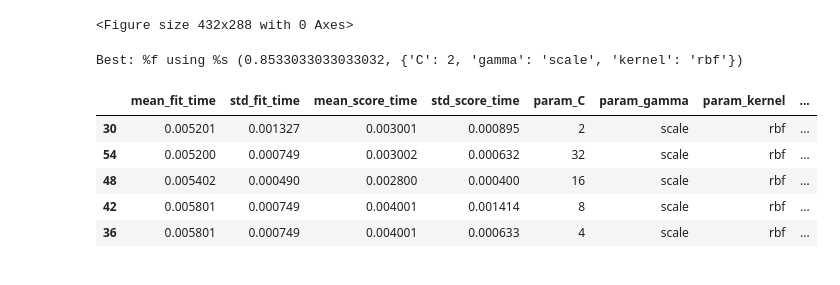
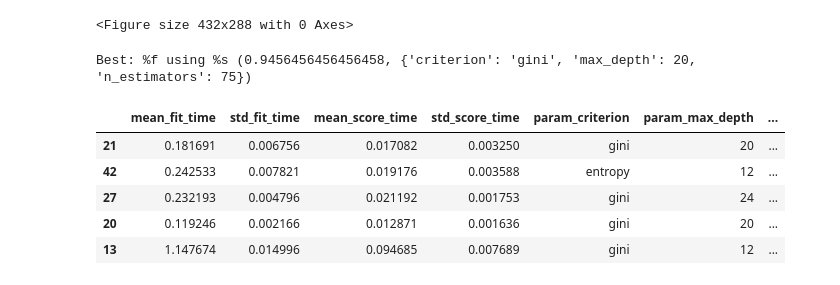
Before and after one commit to hGl0/Sarcopenia, a Jupyter notebook: statistics.ipynb, the cells around one changed output. Cells and saved outputs as stored; diff of their text form; code cells hidden in the pictures.

Commit message:
update report, hyper parameter tuning for rf and svc added, rfe with rf added

```diff
--- a/statistics.ipynb
+++ b/statistics.ipynb
@@ -467,25 +456,27 @@ plt.show()
 <Figure size 432x288 with 0 Axes>
 <Figure size 432x288 with 0 Axes>
 # %%
+random.seed(42)
+
 # grid search on svc
 rf = RandomForestClassifier()
-n_estimators = [i*10**i for i in range(6)]
+n_estimators = [50, 75, 100, 500, 1000]
 criterion = ['gini', 'entropy']
-max_depth = [i for i in range(2, len(X.columns)//2, 2)]
-param_grid_svc = dict(kernel=kernel, C=C, gamma=gamma)
-grid_svc = GridSearchCV(estimator=svc, param_grid=param_grid_svc, n_jobs=-1, scoring='accuracy')
-grid_result_svc = grid_svc.fit(X_train, y_train)
+max_depth = [i for i in range(4, len(X.columns)//2, 4)]
+param_grid_rf = dict(n_estimators=n_estimators, criterion=criterion, max_depth=max_depth)
+grid_rf = GridSearchCV(estimator=rf, param_grid=param_grid_rf, n_jobs=-1, scoring='accuracy')
+grid_result_rf = grid_rf.fit(X_train, y_train)
 
 # evaluation of gridSearch for svc
-print('Best: %f using %s' ,(grid_result_svc.best_score_, grid_result_svc.best_params_))
+print('Best: %f using %s' ,(grid_result_rf.best_score_, grid_result_rf.best_params_))
 
-results_svc = pd.DataFrame(grid_result_svc.cv_results_).sort_values(by='param_C')
-results_svc.sort_values('mean_test_score', ascending=False).head()
+results_rf = pd.DataFrame(grid_result_rf.cv_results_)
+results_rf.sort_values('mean_test_score', ascending=False).head()
 # %% [output]
-Best: %f using %s (0.8533033033033032, {'C': 2, 'gamma': 'scale', 'kernel': 'rbf'})
+Best: %f using %s (0.9456456456456458, {'criterion': 'gini', 'max_depth': 20, 'n_estimators': 75})
-|  | mean_fit_time | std_fit_time | mean_score_time | std_score_time | param_C | param_gamma | param_kernel | ... |
-| 30 | 0.005201 | 0.001327 | 0.003001 | 0.000895 | 2 | scale | rbf | ... |
-| 54 | 0.005200 | 0.000749 | 0.003002 | 0.000632 | 32 | scale | rbf | ... |
-| 48 | 0.005402 | 0.000490 | 0.002800 | 0.000400 | 16 | scale | rbf | ... |
-| 42 | 0.005801 | 0.000749 | 0.004001 | 0.001414 | 8 | scale | rbf | ... |
-| 36 | 0.005801 | 0.000749 | 0.004001 | 0.000633 | 4 | scale | rbf | ... |
+|  | mean_fit_time | std_fit_time | mean_score_time | std_score_time | param_criterion | param_max_depth | ... |
+| 21 | 0.181691 | 0.006756 | 0.017082 | 0.003250 | gini | 20 | ... |
+| 42 | 0.242533 | 0.007821 | 0.019176 | 0.003588 | entropy | 12 | ... |
+| 27 | 0.232193 | 0.004796 | 0.021192 | 0.001753 | gini | 24 | ... |
+| 20 | 0.119246 | 0.002166 | 0.012871 | 0.001636 | gini | 20 | ... |
+| 13 | 1.147674 | 0.014996 | 0.094685 | 0.007689 | gini | 12 | ... |
```
Also changed, not shown: parts of 4 cells of this notebook, 8 other files.
